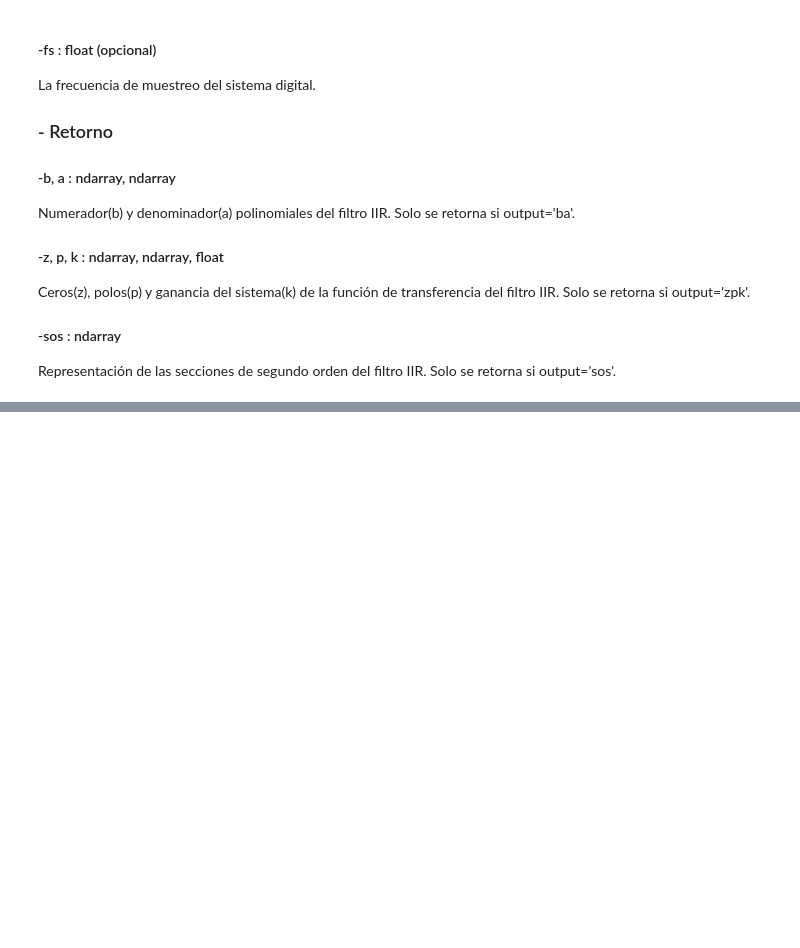
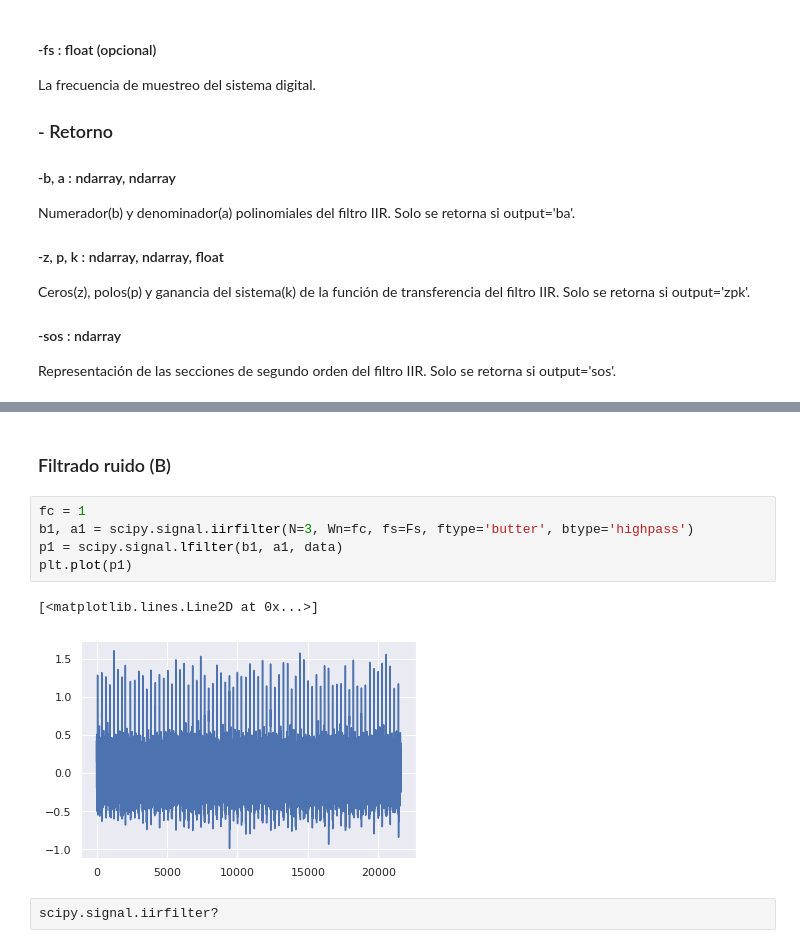
Before and after one commit to Rickiwasho/Analisis-sistemas-lineales, a Jupyter notebook: docs/tarea2/tarea2_info183.ipynb, the cells around one changed output, grey strips where cells are left out. Cells and saved outputs as stored; diff of their text form; blank space fills up the shorter version.

```diff
--- a/docs/tarea2/tarea2_info183.ipynb
+++ b/docs/tarea2/tarea2_info183.ipynb
@@ -495,0 +520,12 @@ import scipy.signal
+# %% [markdown]
+### Filtrado ruido (B)
+# %%
+fc = 1
+b1, a1 = scipy.signal.iirfilter(N=3, Wn=fc, fs=Fs, ftype='butter', btype='highpass')
+p1 = scipy.signal.lfilter(b1, a1, data)
+plt.plot(p1)
+# %% [output]
+[<matplotlib.lines.Line2D at 0x...>]
+[figure, added]
+# %%
+scipy.signal.iirfilter?
```
Also changed, not shown: parts of 17 cells of this notebook.
